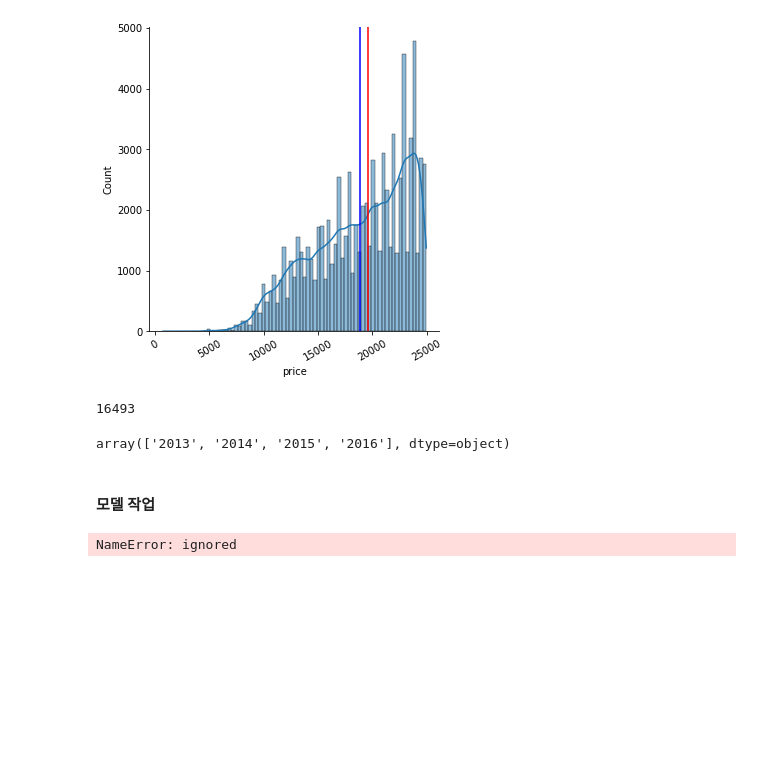
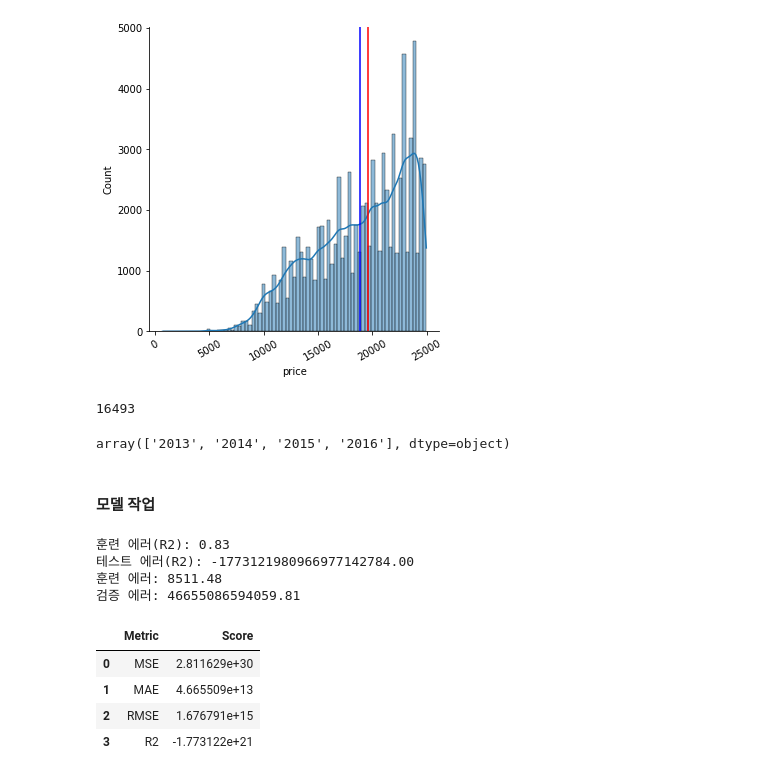
Before and after one commit to Jesimsim/ds-section2-project, a Jupyter notebook: section2_project_eda_ing.ipynb, the cells around one changed output. Drawn from its saved outputs; the diff is of its cells as text; code cells hidden in the pictures; blank space fills up the shorter version.

```diff
--- a/section2_project_eda_ing.ipynb
+++ b/section2_project_eda_ing.ipynb
@@ -247,6 +272,7 @@ from sklearn.impute import SimpleImputer
 
 df = df[(df.price > 5000)&(df.price < 200000)]
 df = df.astype({'date_year' : 'int', 'date_month' : 'int', 'park_count':'int'})
+
 train = df[df['date_year'] <= 2018]
 val = df[(df['date_year'] <= 2020) & (df['date_year'] >= 2019) ]
 test = df[df['date_year'] >= 2021]
@@ -262,16 +288,20 @@ y_train = train[target]
 X_val = val[feature]
 y_val = val[target]
 
+encoder = OneHotEncoder(use_cat_names=True)
+X_train = encoder.fit_transform(X_train)
+X_val = encoder.transform(X_val)
 
-#모델학습
+
+#모델학습 / onehot > 1분30초
 pipe = make_pipeline(
-    OneHotEncoder(),
     SimpleImputer(),
     StandardScaler(),
     LinearRegression()
 )
 
 pipe.fit(X_train, y_train)
+
 
 
 from sklearn.metrics import mean_squared_error, mean_absolute_error, r2_score
@@ -282,31 +312,39 @@ score = pipe.score(X_train, y_train)
 print(f'훈련 에러(R2): {score:.2f}')
 score = pipe.score(X_val, y_val)
 print(f'테스트 에러(R2): {score:.2f}')
 
 
 # 지표계산 및 출력 / 인자
 y_pred_train = pipe.predict(X_train)
 y_pred_val = pipe.predict(X_val)
 
 mae_train = mean_absolute_error(y_train, y_pred_train)  #훈련셋의 MAE
 mae_test = mean_absolute_error(y_val, y_pred_val) #테스트셋의 MAE
 
 print(f'훈련 에러: {mae_train:.2f}')
 print(f'검증 에러: {mae_test:.2f}')
 
 
 # 지표계산 및 출력 / 데이터프레임
 mse = mean_squared_error(y_val, y_pred_val)
 mae = mean_absolute_error(y_val, y_pred_val)
 rmse = mse ** 0.5
 r2 = r2_score(y_val, y_pred_val)
 
 evaluation1 = pd.DataFrame([['MSE', round(mse, 2)],['MAE', round(mae,2)],['RMSE', round(rmse,2)],['R2', round(r2,2)]], columns=['Metric', 'Score'])
 evaluation1
 rmse = mse ** 0.5
 r2 = r2_score(y_val, y_pred_val)
 
 evaluation1 = pd.DataFrame([['MSE', round(mse, 2)],['MAE', round(mae,2)],['RMSE', round(rmse,2)],['R2', round(r2,2)]], columns=['Metric', 'Score'])
 evaluation1
 # %% [output]
-NameError: ignored
+훈련 에러(R2): 0.83
+테스트 에러(R2): -1773121980966977142784.00
+훈련 에러: 8511.48
+검증 에러: 46655086594059.81
+|  | Metric | Score |
+| 0 | MSE | 2.811629e+30 |
+| 1 | MAE | 4.665509e+13 |
+| 2 | RMSE | 1.676791e+15 |
+| 3 | R2 | -1.773122e+21 |
```
Also changed, not shown: parts of 3 cells of this notebook.
